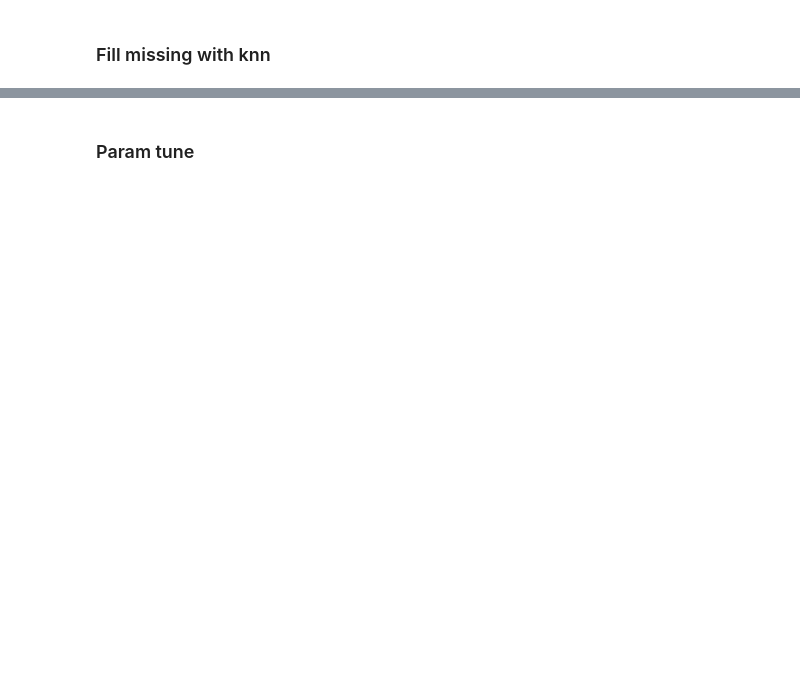
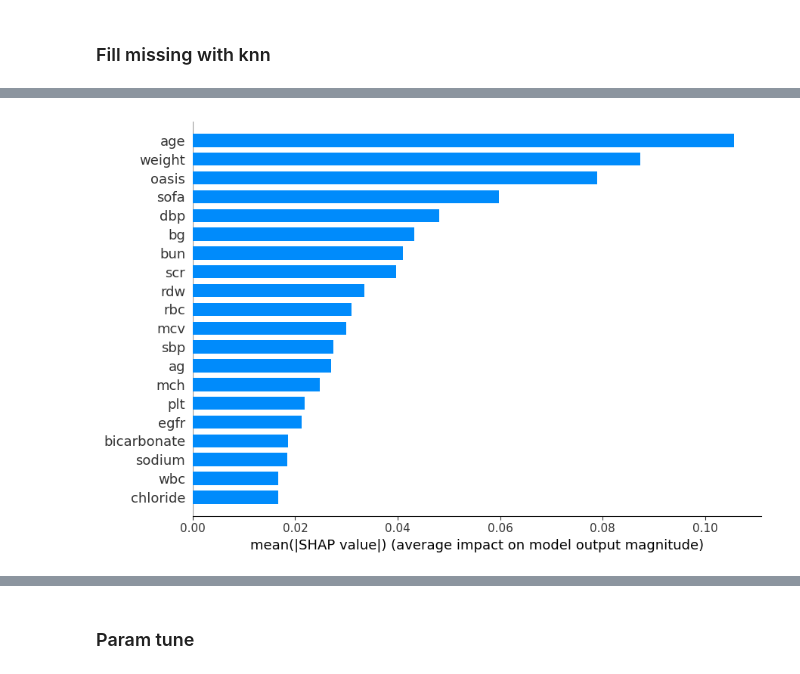
Before and after one commit to BuiHoangTu/hust.year2023.PredictingRiskDiabeticKetoacidosis-associatedKidneyInjury, a Jupyter notebook: archived_notebooks_limited-new/GRANDE/tabular-model_GRANDE_last.ipynb, the cells around one changed output, grey strips where cells are left out. Cells and saved outputs as stored; diff of their text form; code cells hidden in the pictures; blank space fills up the shorter version.

```diff
--- a/archived_notebooks_limited-new/GRANDE/tabular-model_GRANDE_last.ipynb
+++ b/archived_notebooks_limited-new/GRANDE/tabular-model_GRANDE_last.ipynb
@@ -432,0 +413,9 @@ shap.initjs()
+# %%
+from constants import TEMP_PATH
+
+def grandePredict(X):
+    proba = model.predict(X)[: ,1]
+    return np.round(proba)
+
+expl = Explainer(grandePredict, X_train)
+shap_values = expl(X_test)
@@ -433,12 +440,11 @@ shap.initjs()
 # %%
-from constants import TEMP_PATH
+from constants import RESULT_PATH
 
 
-expl = TreeExplainer(model)
-shap_values = expl(X_test)
-
 shap.summary_plot(shap_values, plot_type="bar", show=False, plot_size=[9, 6])
-plt.savefig(TEMP_PATH / "shap_grande_summary_plot.svg", format="svg")
+plt.savefig(RESULT_PATH / "shap_grande_summary_plot.svg", format="svg")
 plt.show()
+# %% [output]
+[figure, added]
 # %%
 shap.summary_plot(shap_values, show=False, plot_size=[9, 6])
```
Also changed, not shown: parts of 9 cells of this notebook, 5 other files.
